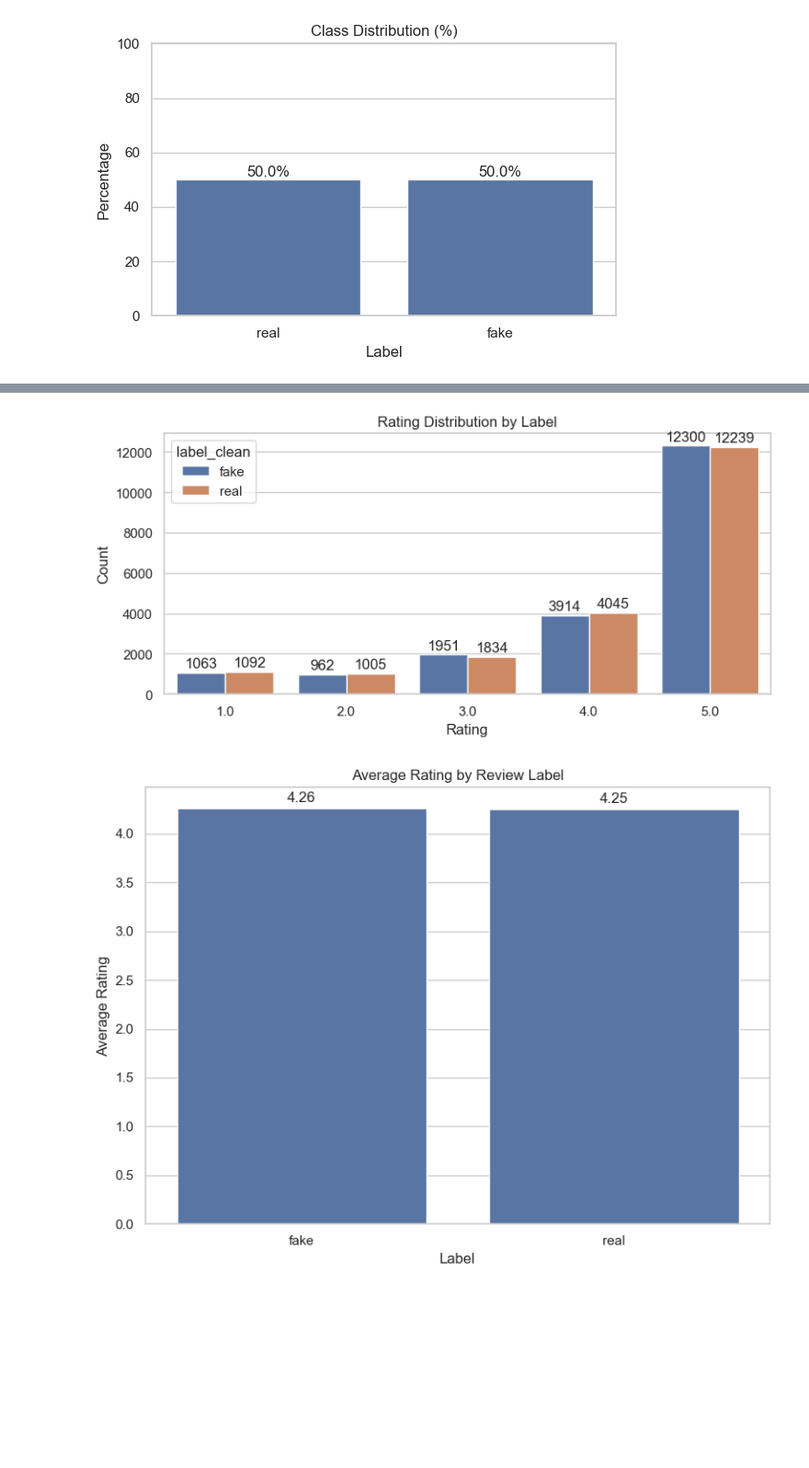
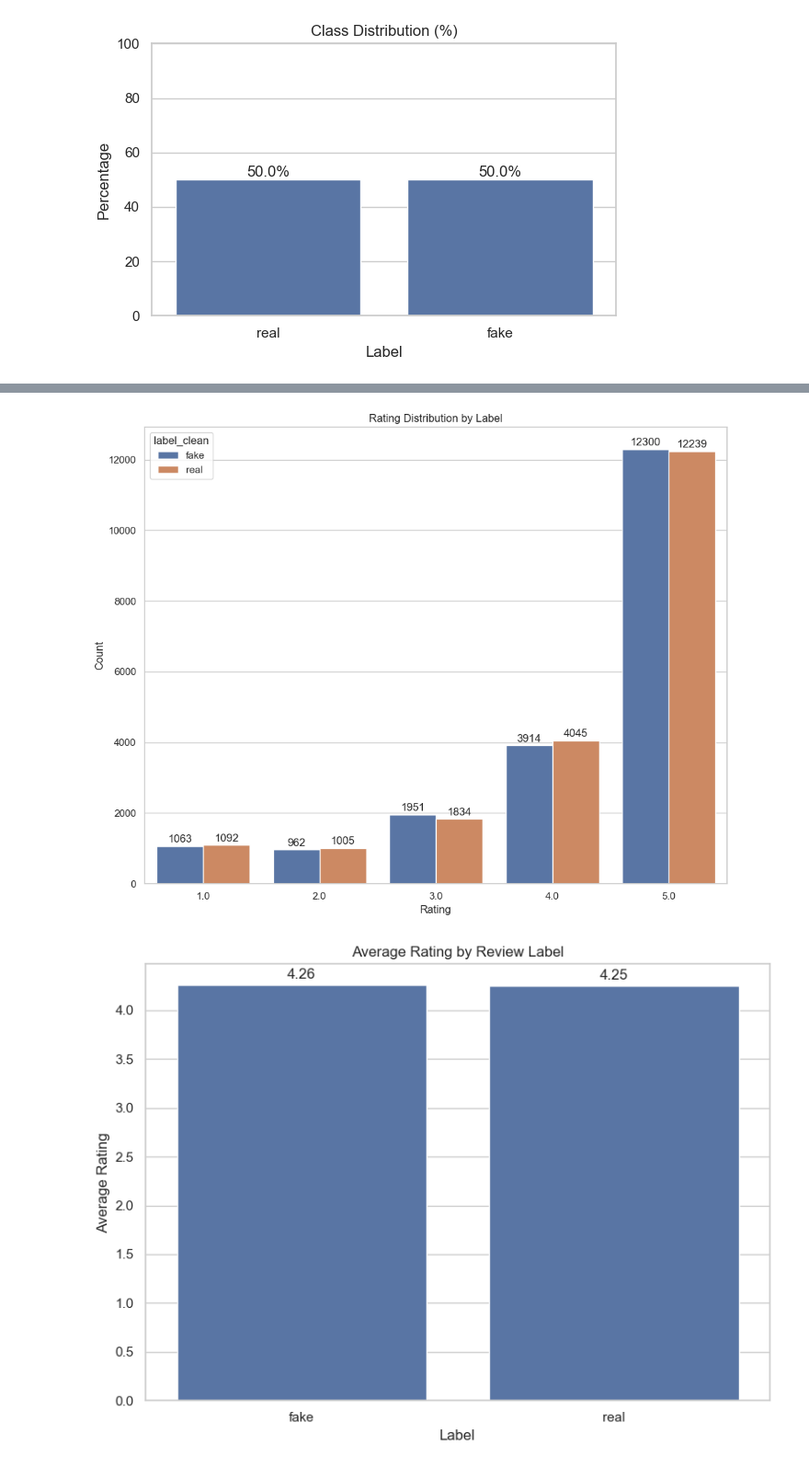
Before and after one commit to sankajithdjinasena/Review-Real-Fake-Classifier, a Jupyter notebook: notebooks/01_fake_reviews_clean_eda.ipynb, the cells around one changed output, grey strips where cells are left out. Shown at 92% size. Drawn from its saved outputs; the diff is of its cells as text; code cells hidden in the pictures; blank space fills up the shorter version.

```diff
--- a/01_fake_reviews_clean_eda.ipynb
+++ b/notebooks/01_fake_reviews_clean_eda.ipynb
@@ -183,30 +183,30 @@ plt.show()
 # %%
-plt.figure(figsize=(8, 4))
+plt.figure(figsize=(10, 8))
 
 ax = sns.countplot(
     data=df,
     x="rating",
     hue="label_clean"
 )
 
 plt.title("Rating Distribution by Label")
 plt.xlabel("Rating")
 plt.ylabel("Count")
 
 # Add values on bars
 for container in ax.containers:
     ax.bar_label(container, fmt="%d", padding=2)
 
 plt.tight_layout()
 
 plt.savefig(
     os.path.join(EDA_DIR, "rating_by_label.png"),
     dpi=150
 )
 
 plt.show()
 # %% [output]
-[figure, old version]
+[figure, new version]
 # %%
 avg_rating = df.groupby("label_clean")["rating"].mean().reset_index()
 
```
Also changed, not shown: parts of 3 cells of this notebook, 29 other files.
